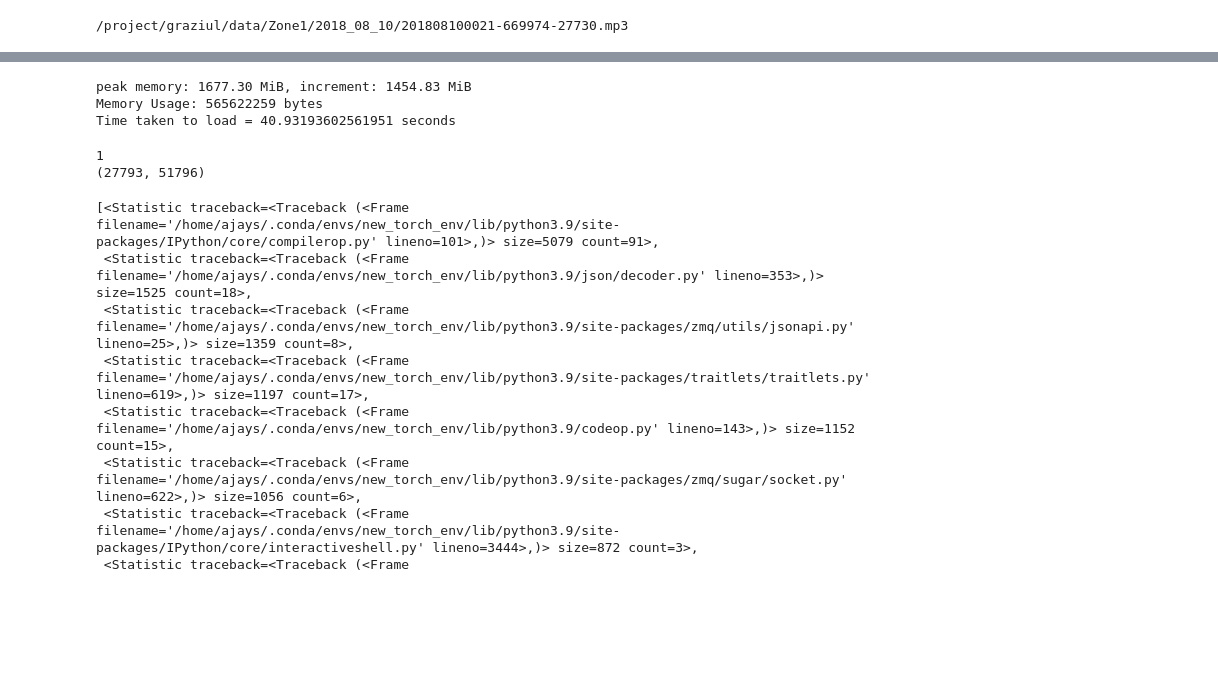
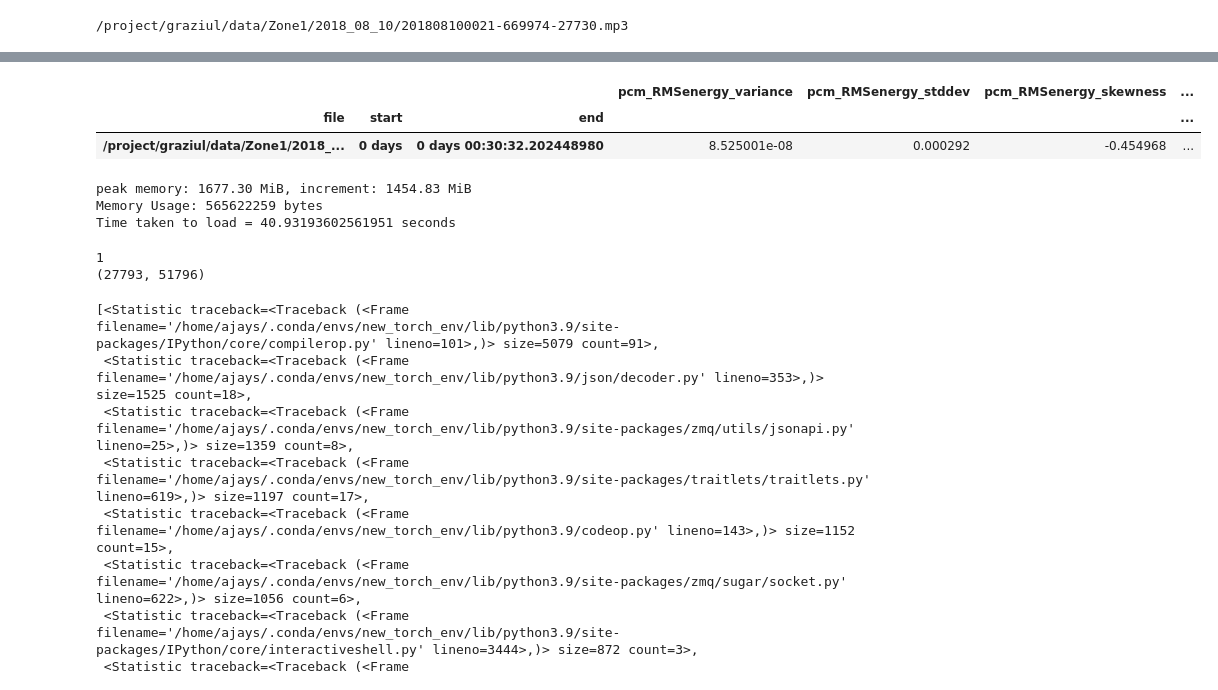
Before and after one commit to anishkanabar/lang-of-pol, a Jupyter notebook: dominance_analysis/Dominance_Analysis.ipynb, the cells around one changed output, grey strips where cells are left out. Saved outputs shown, nothing was run; the diff lists cells and outputs as text; code cells hidden in the pictures; blank space fills up the shorter version.

```diff
--- a/dominance_analysis/Dominance_Analysis.ipynb
+++ b/dominance_analysis/Dominance_Analysis.ipynb
@@ -224,3 +258,9 @@ file.close()
+# %%
+y.head()
+# %% [output]
+|  |  |  | pcm_RMSenergy_variance | pcm_RMSenergy_stddev | pcm_RMSenergy_skewness | ... |
+| file | start | end |  |  |  | ... |
+| /project/graziul/data/Zone1/2018_... | 0 days | 0 days 00:30:32.202448980 | 8.525001e-08 | 0.000292 | -0.454968 | ... |
 # %%
 test_file = list(vad_dict.keys())[0]
 
```
Also changed, not shown: parts of 1 cell of this notebook, 2 other files.
